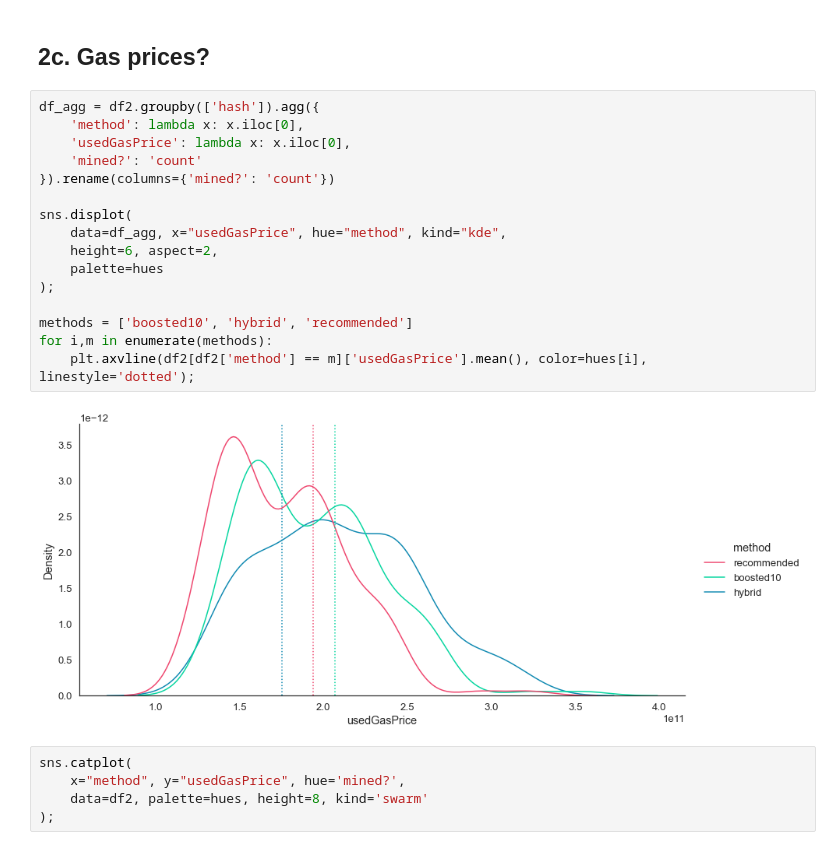
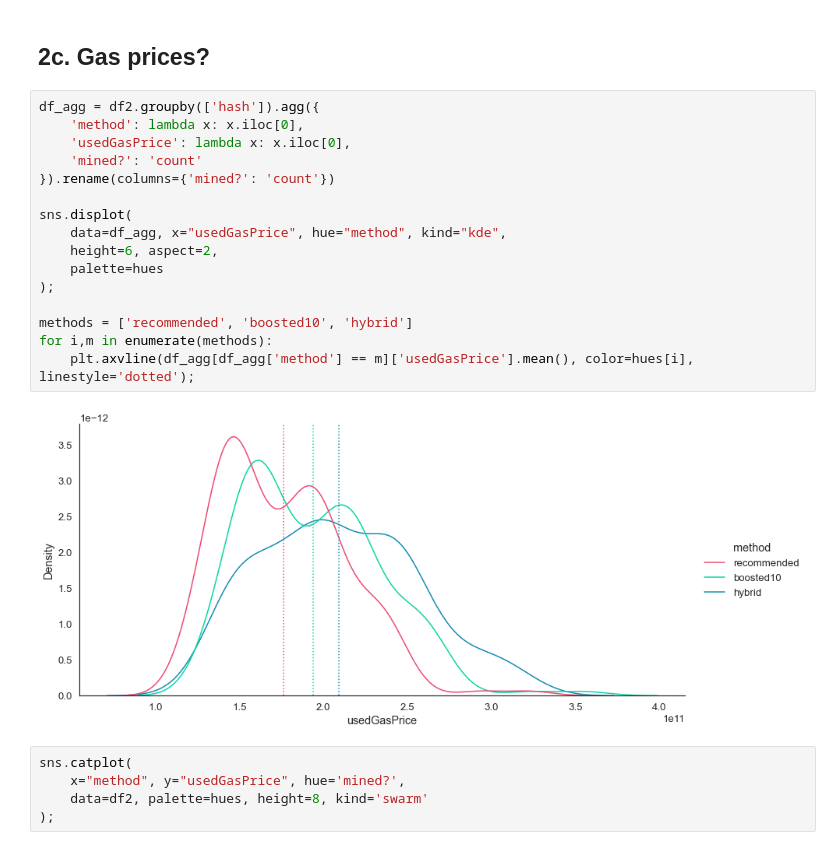
Before and after one commit to sassmilic/historical-gas-prices, a Jupyter notebook: live-testing/notebooks/live test analysis v0.1.ipynb, the cells around one changed output. Cells and saved outputs as stored; diff of their text form.

Commit message:
fixing axvline lives

```diff
--- a/live-testing/notebooks/live test analysis v0.1.ipynb
+++ b/live-testing/notebooks/live test analysis v0.1.ipynb
@@ -363,21 +363,21 @@ g.set(xticks=[1, 2, 3, 4]);
 # %%
 df_agg = df2.groupby(['hash']).agg({
     'method': lambda x: x.iloc[0],
     'usedGasPrice': lambda x: x.iloc[0],
     'mined?': 'count'
 }).rename(columns={'mined?': 'count'})
 
 sns.displot(
     data=df_agg, x="usedGasPrice", hue="method", kind="kde",
     height=6, aspect=2,
     palette=hues
 );
 
-methods = ['boosted10', 'hybrid', 'recommended']
+methods = ['recommended', 'boosted10', 'hybrid']
 for i,m in enumerate(methods):
-    plt.axvline(df2[df2['method'] == m]['usedGasPrice'].mean(), color=hues[i], linestyle='dotted');
+    plt.axvline(df_agg[df_agg['method'] == m]['usedGasPrice'].mean(), color=hues[i], linestyle='dotted');
 # %% [output]
-[figure, old version]
+[figure, new version]
 # %%
 sns.catplot(
     x="method", y="usedGasPrice", hue='mined?',
```
